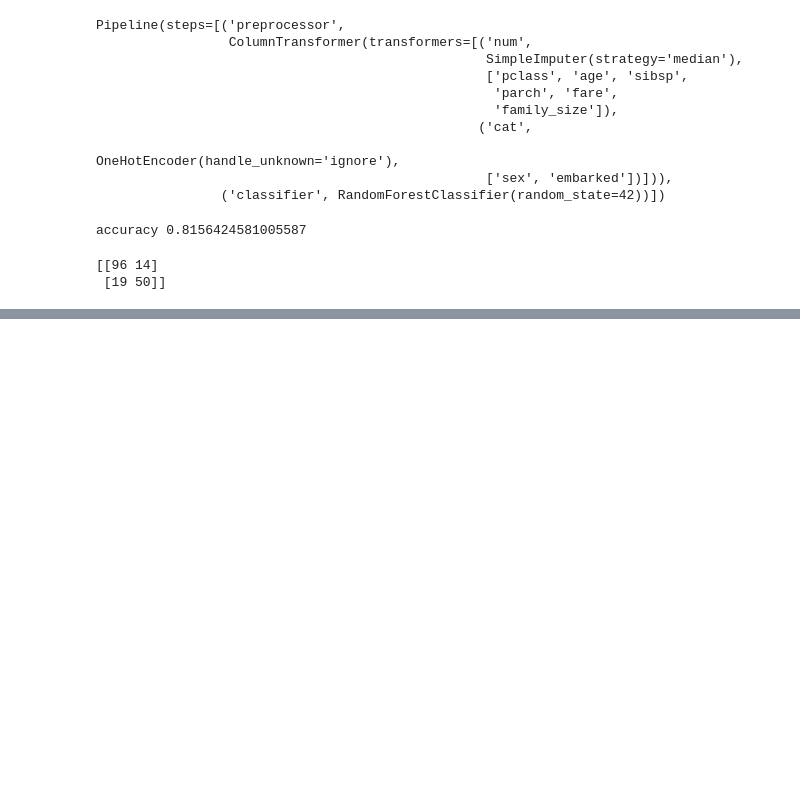
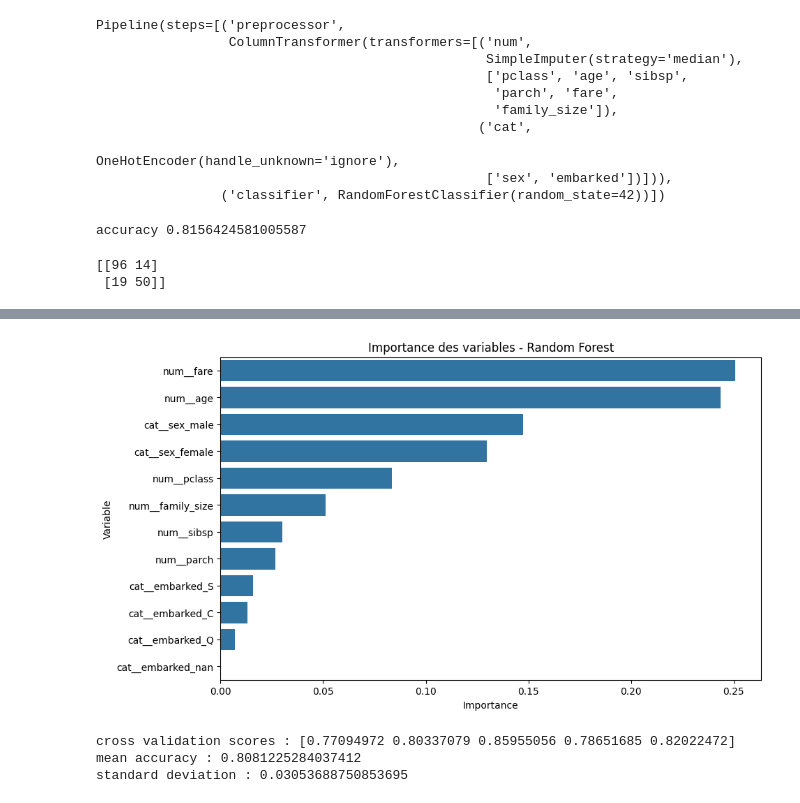
Before and after one commit to idriss-aaidoun/mini-labs, a Jupyter notebook: bases/ML_Fundamentals_Titanic.ipynb, the cells around one changed output, grey strips where cells are left out. Cells and saved outputs as stored; diff of their text form; code cells hidden in the pictures; blank space fills up the shorter version.

```diff
--- a/bases/ML_Fundamentals_Titanic.ipynb
+++ b/bases/ML_Fundamentals_Titanic.ipynb
@@ -285,0 +314,11 @@ print(cm)
+# %%
+feature_names = model.named_steps["preprocessor"].get_feature_names_out()
+
+importances = model.named_steps["classifier"].feature_importances_
+
+feature_importance = pd.DataFrame({
+    "feature": feature_names,
+    "importance": importances
+}).sort_values("importance", ascending=False)
+
+print(feature_importance)
@@ -285,0 +339,25 @@ print(cm)
+# %%
+plt.figure(figsize=(10, 6))
+
+sns.barplot(
+    data=feature_importance,
+    x="importance",
+    y="feature"
+)
+
+plt.title("Importance des variables - Random Forest")
+plt.xlabel("Importance")
+plt.ylabel("Variable")
+plt.show()
+# %% [output]
+[figure, added]
+# %%
+from sklearn.model_selection import cross_val_score
+scores = cross_val_score(model , X , y , cv =5 , scoring="accuracy")
+print("cross validation scores :", scores)
+print("mean accuracy :", scores.mean())
+print("standard deviation :", scores.std())
+# %% [output]
+cross validation scores : [0.77094972 0.80337079 0.85955056 0.78651685 0.82022472]
+mean accuracy : 0.8081225284037412
+standard deviation : 0.03053688750853695
```
Also changed, not shown: parts of 7 cells of this notebook.
